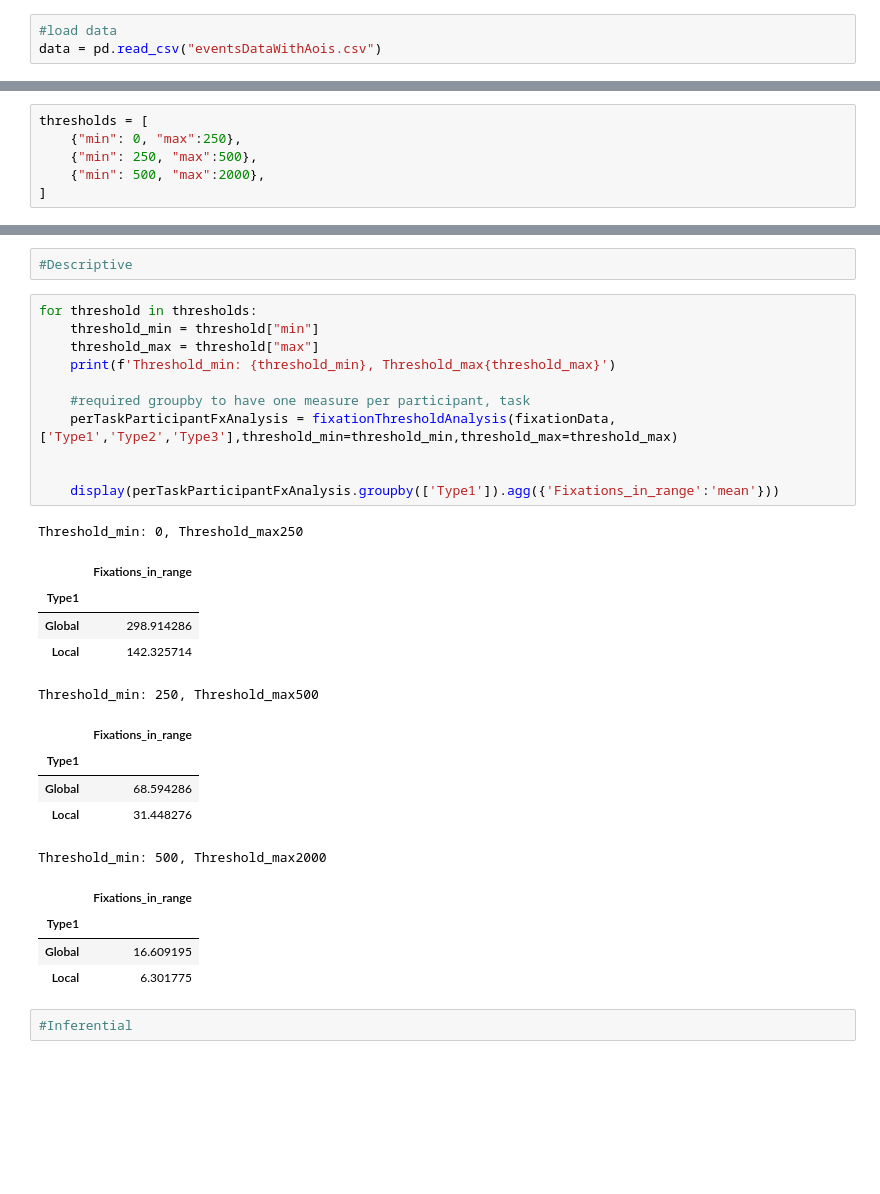
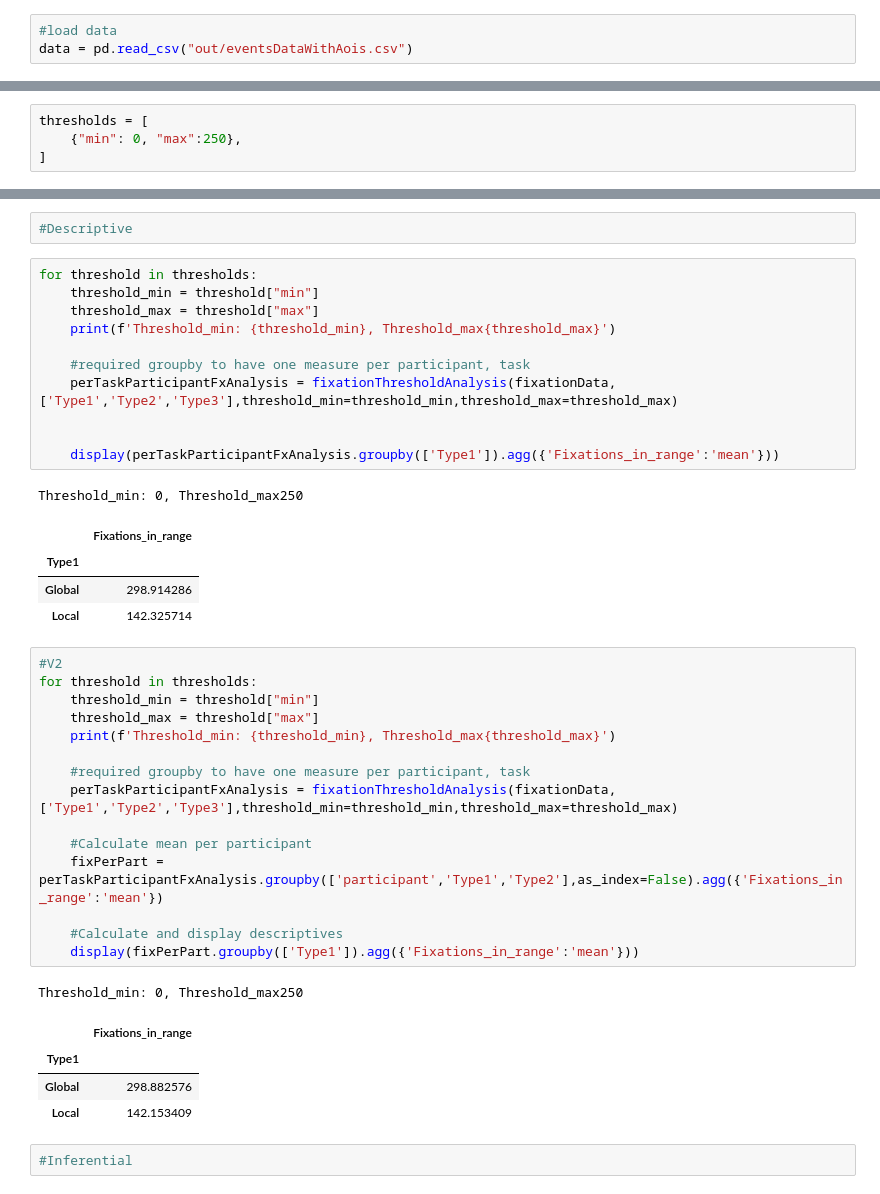
Before and after one commit to aminobest/BPM2023TaskType, a Jupyter notebook: analysis/Notebook2_Fixation-Saccade_Analysis.ipynb, the cells around one changed output, grey strips where cells are left out. Drawn from its saved outputs; the diff is of its cells as text; blank space fills up the shorter version.

```diff
--- a/analysis/Notebook2_Fixation-Saccade_Analysis.ipynb
+++ b/analysis/Notebook2_Fixation-Saccade_Analysis.ipynb
@@ -18,7 +18,7 @@ from constants import diffMappingToScore, questions, labelsToElements
 #######################
 # %%
 #load data
-data = pd.read_csv("eventsDataWithAois.csv")
+data = pd.read_csv("out/eventsDataWithAois.csv")
 # %%
 data['participant'].unique()
 # %% [output]
@@ -139,8 +139,6 @@ def averageFixationDuration(fixationData,grouper):
 # %%
 thresholds = [
     {"min": 0, "max":250},
-    {"min": 250, "max":500},
-    {"min": 500, "max":2000},
 ]
 # %%
 #measure specific pre-processing
@@ -192,16 +190,27 @@ Threshold_min: 0, Threshold_max250
 | Type1 |  |
 | Global | 298.914286 |
 | Local | 142.325714 |
-Threshold_min: 250, Threshold_max500
-|  | Fixations_in_range |
-| Type1 |  |
-| Global | 68.594286 |
-| Local | 31.448276 |
-Threshold_min: 500, Threshold_max2000
-|  | Fixations_in_range |
-| Type1 |  |
-| Global | 16.609195 |
-| Local | 6.301775 |
+# %%
+#V2
+for threshold in thresholds:
+    threshold_min = threshold["min"]
+    threshold_max = threshold["max"]
+    print(f'Threshold_min: {threshold_min}, Threshold_max{threshold_max}')
+
+    #required groupby to have one measure per participant, task
+    perTaskParticipantFxAnalysis = fixationThresholdAnalysis(fixationData,['Type1','Type2','Type3'],threshold_min=threshold_min,threshold_max=threshold_max)
+
+    #Calculate mean per participant
+    fixPerPart = perTaskParticipantFxAnalysis.groupby(['participant','Type1','Type2'],as_index=False).agg({'Fixations_in_range':'mean'})
+
+    #Calculate and display descriptives
+    display(fixPerPart.groupby(['Type1']).agg({'Fixations_in_range':'mean'}))
+# %% [output]
+Threshold_min: 0, Threshold_max250
+|  | Fixations_in_range |
+| Type1 |  |
+| Global | 298.882576 |
+| Local | 142.153409 |
 # %%
 #Inferential
 # %%
```
Also changed, not shown: parts of 3 cells of this notebook, 2 other files.
